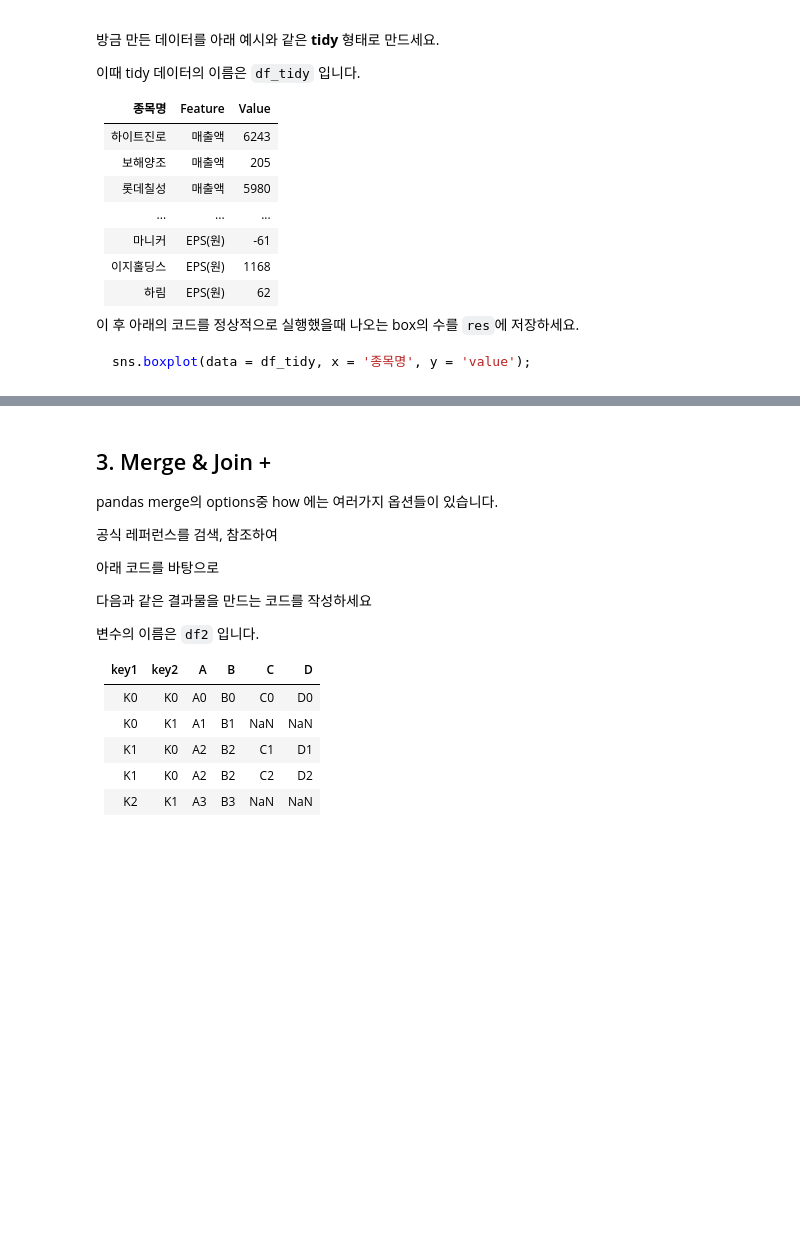
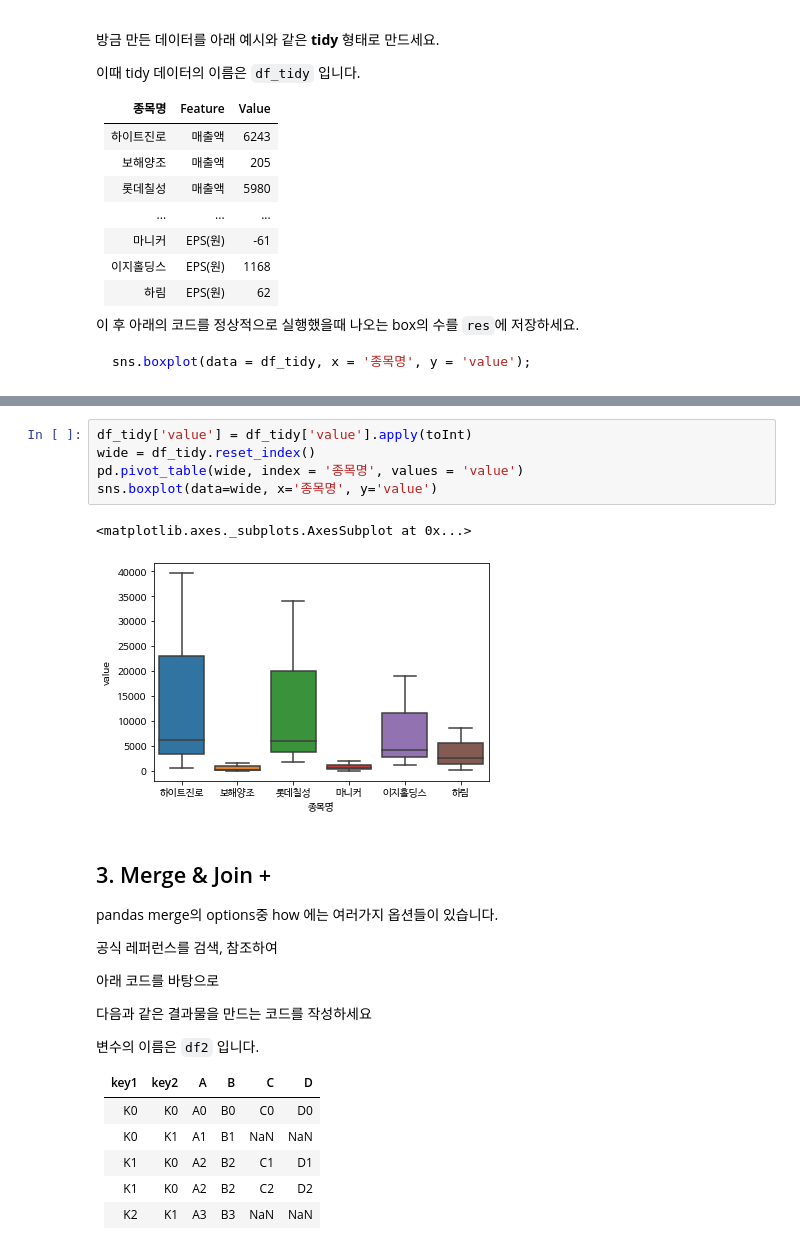
Before and after one commit to ttogle918/ds-zip, a Jupyter notebook: n113-data-manipulation/n113a-data-manipulation.ipynb, the cells around one changed output, grey strips where cells are left out. Drawn from its saved outputs; the diff is of its cells as text; blank space fills up the shorter version.

```diff
--- a/n113-data-manipulation/n113a-data-manipulation.ipynb
+++ b/n113-data-manipulation/n113a-data-manipulation.ipynb
@@ -139,3 +191,11 @@ df_tidy
+# %%
+df_tidy['value'] = df_tidy['value'].apply(toInt)
+wide = df_tidy.reset_index()
+pd.pivot_table(wide, index = '종목명', values = 'value')
+sns.boxplot(data=wide, x='종목명', y='value')
+# %% [output]
+<matplotlib.axes._subplots.AxesSubplot at 0x...>
+[figure, added]
 # %% [markdown]
 ## 3. Merge & Join +
 
```
Also changed, not shown: parts of 9 cells of this notebook.
